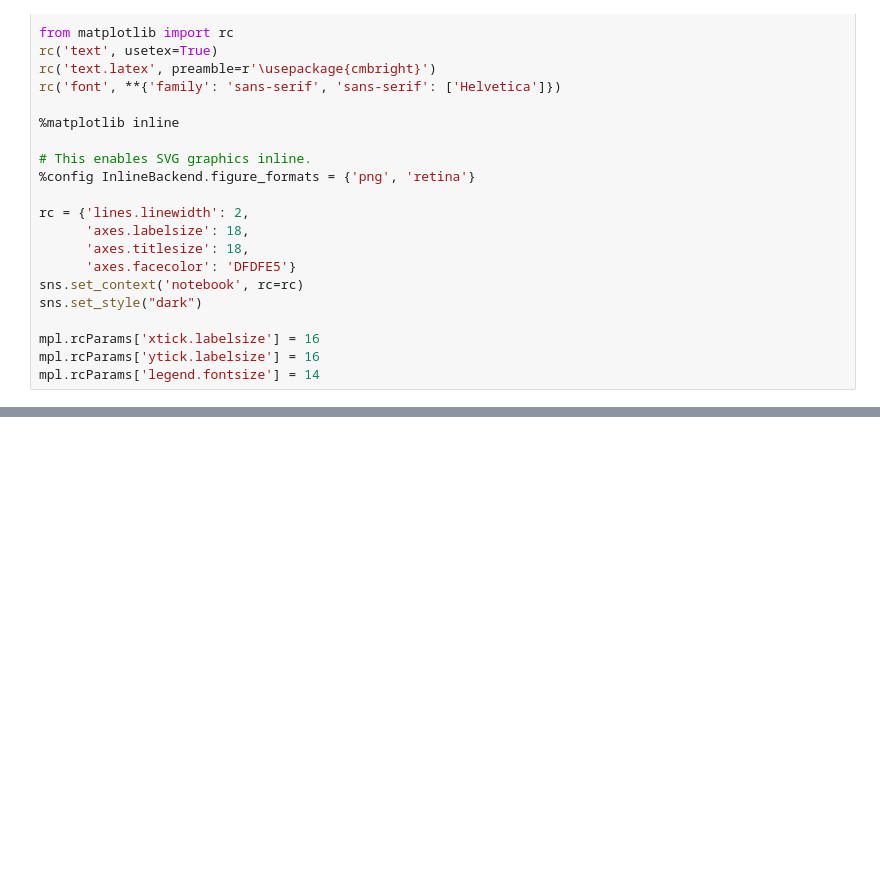
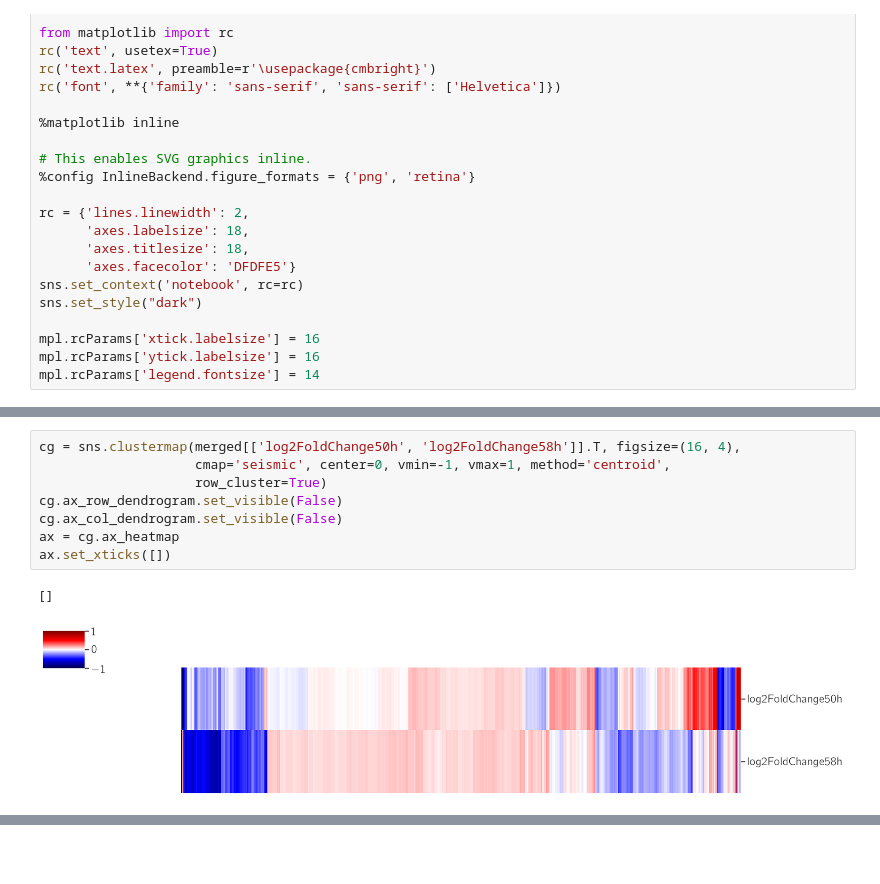
Before and after one commit to dangeles/MalePheromoneRNAseq, a Jupyter notebook: src/analysis.ipynb, the cells around one changed output, grey strips where cells are left out. Cells and saved outputs as stored; diff of their text form; blank space fills up the shorter version.

```diff
--- a/src/analysis.ipynb
+++ b/src/analysis.ipynb
@@ -125,3 +140,14 @@ plt.savefig('../heatmap_union.svg', bbox_inches='tight')
+# %%
+cg = sns.clustermap(merged[['log2FoldChange50h', 'log2FoldChange58h']].T, figsize=(16, 4),
+                    cmap='seismic', center=0, vmin=-1, vmax=1, method='centroid',
+                    row_cluster=True)
+cg.ax_row_dendrogram.set_visible(False)
+cg.ax_col_dendrogram.set_visible(False)
+ax = cg.ax_heatmap
+ax.set_xticks([])
+# %% [output]
+[]
+[figure, added]
 # %%
 sns.ecdfplot(df50.padj.apply(np.log10), label='50')
 sns.ecdfplot(df58.padj.apply(np.log10), label='58')
```
Also changed, not shown: parts of 28 cells of this notebook, 5 other files.
